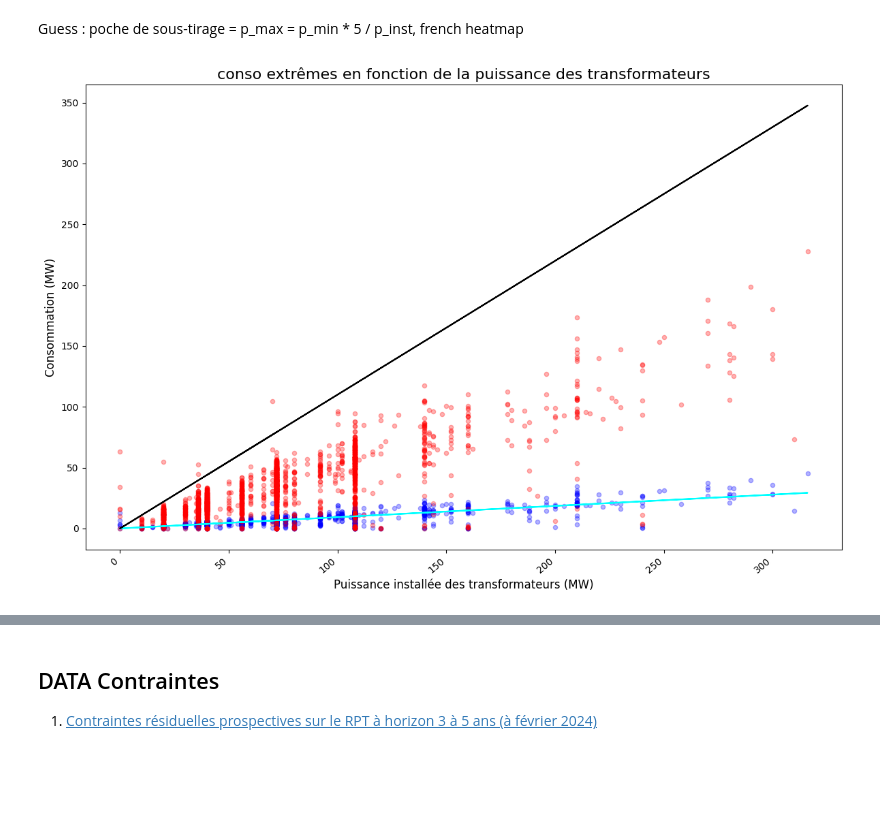
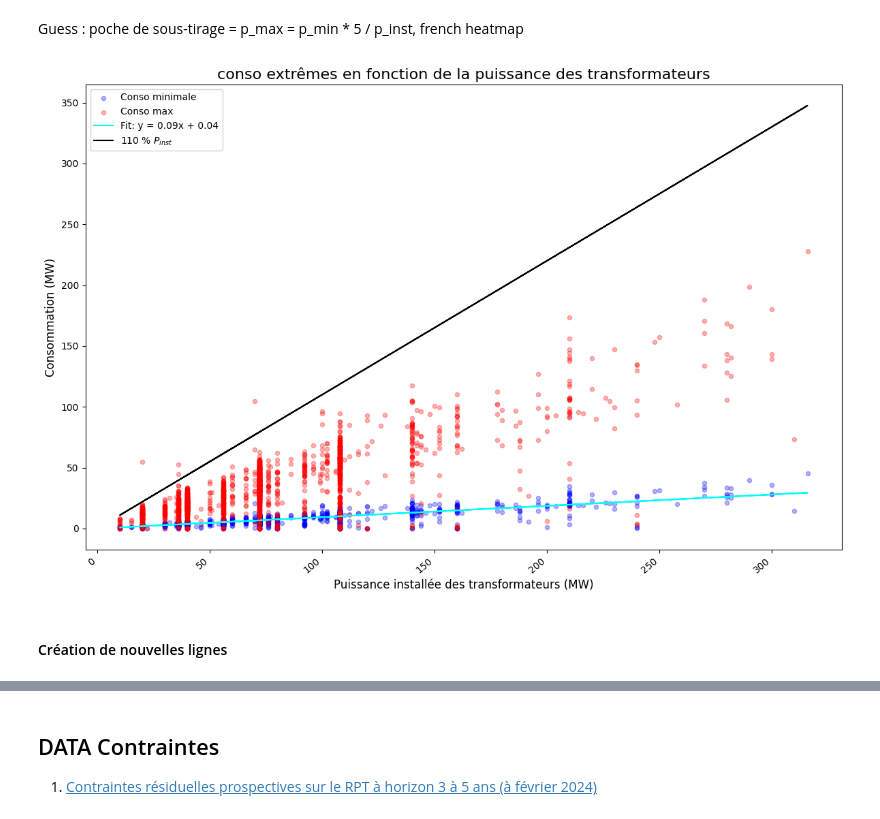
Before and after one commit to MattEclipse/congestion, a Jupyter notebook: notebooks/donnee_reseau.ipynb, the cells around one changed output, grey strips where cells are left out. Drawn from its saved outputs; the diff is of its cells as text; code cells hidden in the pictures; blank space fills up the shorter version.

Commit message:
visualision lignes

```diff
--- a/notebooks/donnee_reseau.ipynb
+++ b/notebooks/donnee_reseau.ipynb
@@ -249,5 +249,6 @@ Pour la modélisation du réseau :
 path_capa = '/Users/matthiasmolenat/repos/congestion/data/CapacitesDAccueil.csv'
 df_capareseau = pd.read_csv(path_capa,delimiter=';')
 df_capareseau = df_capareseau[df_capareseau.columns[~df_capareseau.columns.str.endswith('.1')]]
+df_capareseau = df_capareseau[df_capareseau["Puissance cumulee des transformateurs existants"] > 0]
 df_capareseau.shape
 # %% [output]
@@ -305,32 +326,35 @@ df.dropna(inplace=True)
 x = df[X_name]
 y_min = df[Y_name]
 y_max = 5*df[Y_name]
 
 lim_acceptable = 110/100
 
 coefficients = np.polyfit(x, y_min, 1)  # Fit a line: y = mx + c
 m, c = coefficients
 y_fit = m * x + c  # Regression line values
 
 plt.figure(figsize=(12, 8))
 
 plt.scatter(x, y_min,
             s=20, alpha=0.3, c = 'b', label = 'Conso minimale')
 plt.scatter(x, y_max,
             s=20, alpha=0.3, c = 'r', label = 'Conso max')
 
 plt.plot(x, y_fit, label=f"Fit: y = {m:.2f}x + {c:.2f}", color="cyan")
-plt.plot(x, lim_acceptable*x, label=f"id", color="black") # 110 %
+plt.plot(x, lim_acceptable*x, label="110 % $P_{inst}$", color="black") # 110 %
 
 # Customize the plot
 plt.title(f'conso extrêmes en fonction de la puissance des transformateurs', fontsize=16)
 plt.ylabel('Consommation (MW)', fontsize=12)
 plt.xlabel('Puissance installée des transformateurs (MW)', fontsize=12)
+plt.legend()
 plt.xticks(rotation=40, ha='right')
 
 plt.tight_layout()
 
 # Display the plot
 plt.show()
 # %% [output]
-[figure, old version]
+[figure, new version]
+# %% [markdown]
+#### Création de nouvelles lignes
```
Also changed, not shown: parts of 7 cells of this notebook.
